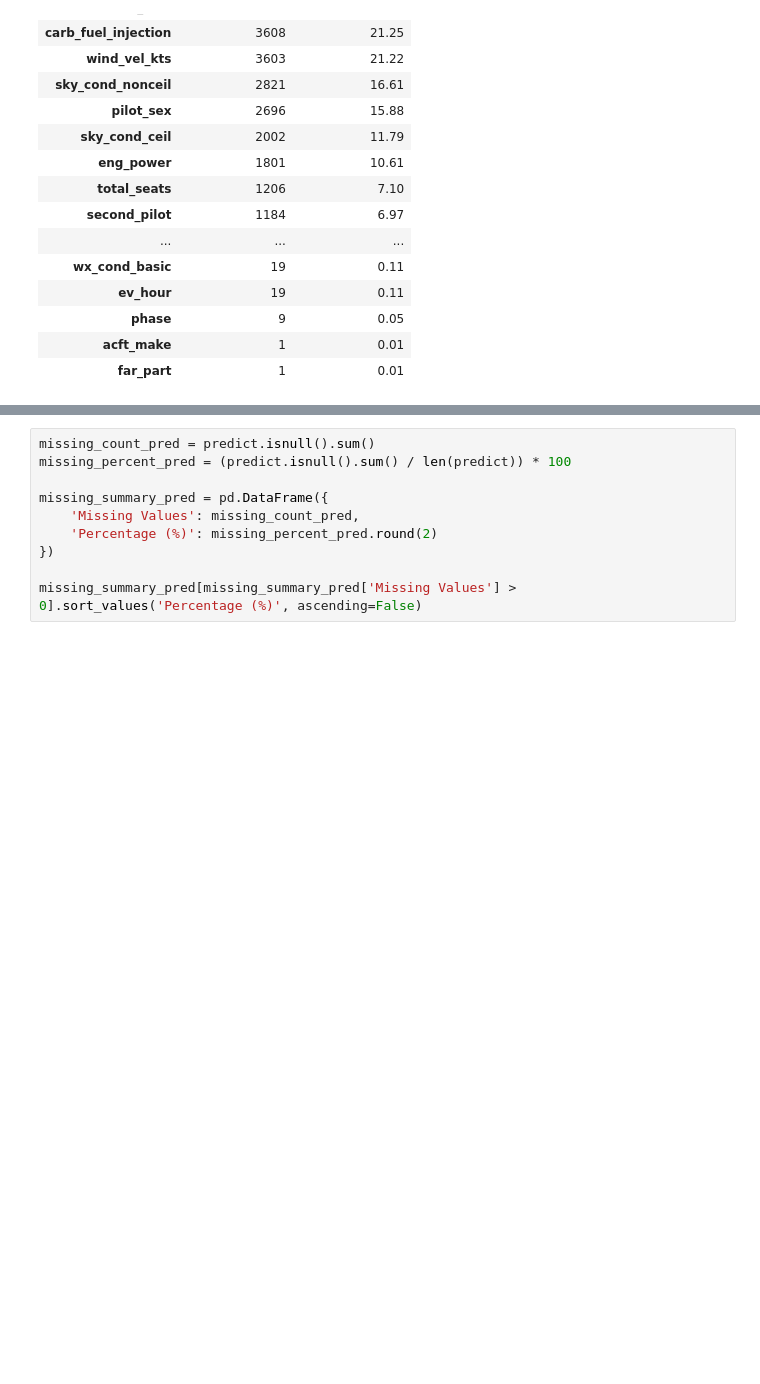
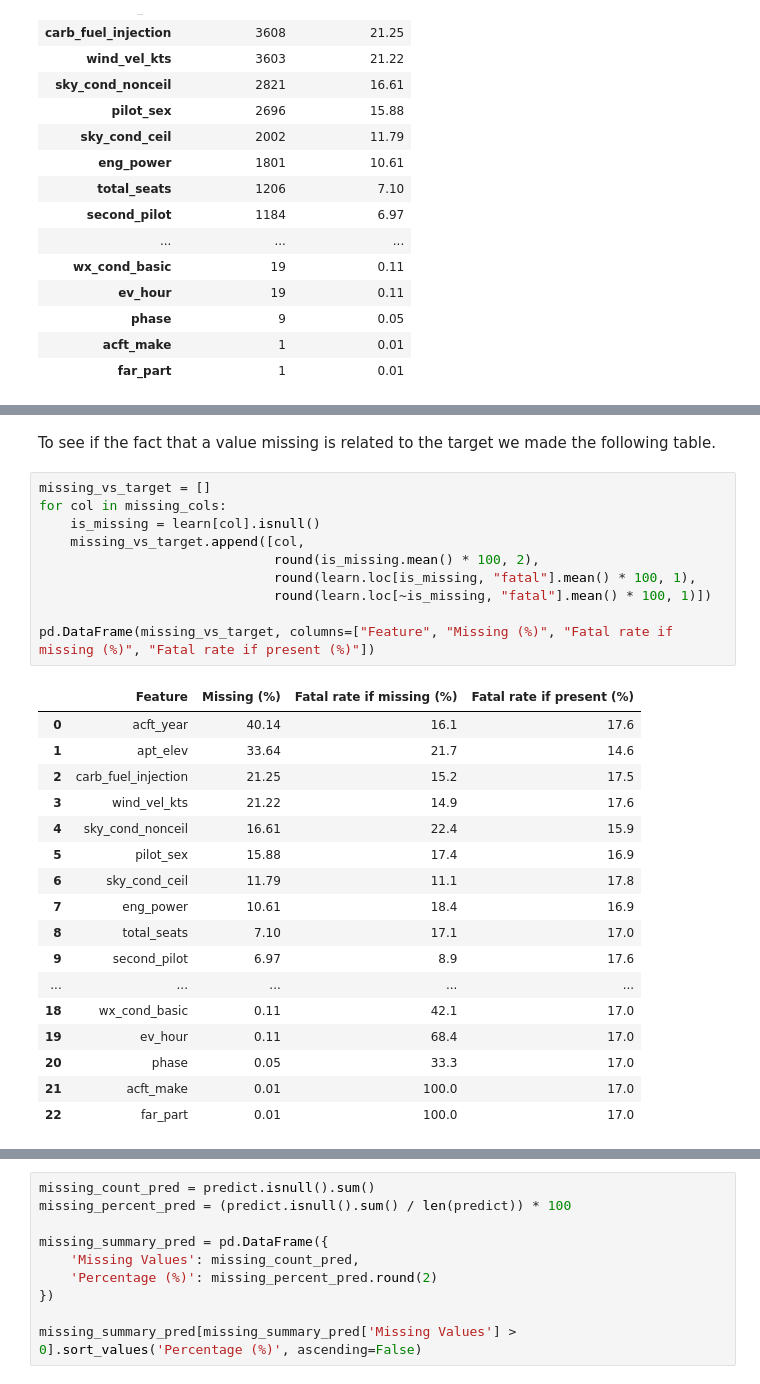
Before and after one commit to martim-dot/ML_Project, a Jupyter notebook: primeiraparte.ipynb, the cells around one changed output, grey strips where cells are left out. Saved outputs shown, nothing was run; the diff lists cells and outputs as text; blank space fills up the shorter version.

```diff
--- a/primeiraparte.ipynb
+++ b/primeiraparte.ipynb
@@ -524,0 +541,30 @@ missing_summary[missing_summary['Missing Values'] > 0].sort_values('Percentage (
+# %% [markdown]
+To see if the fact that a value missing is related to the target we made the following table.
+# %%
+missing_vs_target = []
+for col in missing_cols:
+    is_missing = learn[col].isnull()
+    missing_vs_target.append([col,
+                              round(is_missing.mean() * 100, 2),
+                              round(learn.loc[is_missing, "fatal"].mean() * 100, 1),
+                              round(learn.loc[~is_missing, "fatal"].mean() * 100, 1)])
+
+pd.DataFrame(missing_vs_target, columns=["Feature", "Missing (%)", "Fatal rate if missing (%)", "Fatal rate if present (%)"])
+# %% [output]
+|  | Feature | Missing (%) | Fatal rate if missing (%) | Fatal rate if present (%) |
+| 0 | acft_year | 40.14 | 16.1 | 17.6 |
+| 1 | apt_elev | 33.64 | 21.7 | 14.6 |
+| 2 | carb_fuel_injection | 21.25 | 15.2 | 17.5 |
+| 3 | wind_vel_kts | 21.22 | 14.9 | 17.6 |
+| 4 | sky_cond_nonceil | 16.61 | 22.4 | 15.9 |
+| 5 | pilot_sex | 15.88 | 17.4 | 16.9 |
+| 6 | sky_cond_ceil | 11.79 | 11.1 | 17.8 |
+| 7 | eng_power | 10.61 | 18.4 | 16.9 |
+| 8 | total_seats | 7.10 | 17.1 | 17.0 |
+| 9 | second_pilot | 6.97 | 8.9 | 17.6 |
+| ... | ... | ... | ... | ... |
+| 18 | wx_cond_basic | 0.11 | 42.1 | 17.0 |
+| 19 | ev_hour | 0.11 | 68.4 | 17.0 |
+| 20 | phase | 0.05 | 33.3 | 17.0 |
+| 21 | acft_make | 0.01 | 100.0 | 17.0 |
+| 22 | far_part | 0.01 | 100.0 | 17.0 |
```
Also changed, not shown: parts of 35 cells of this notebook.
